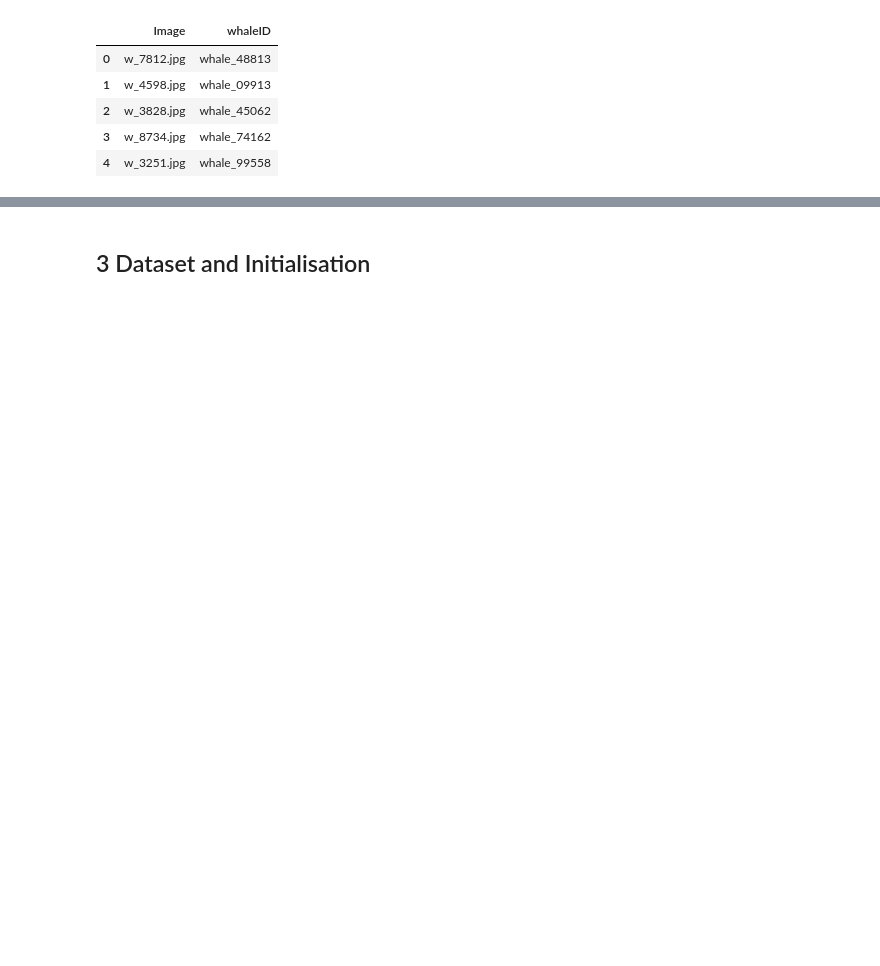
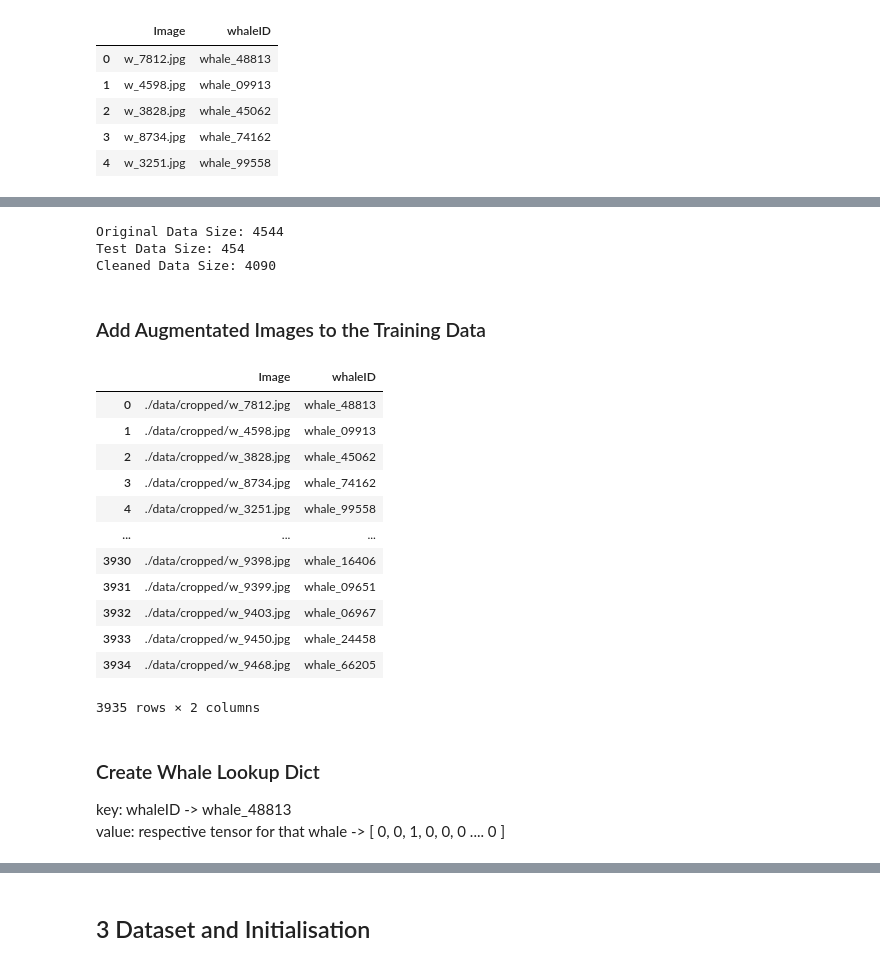
Before and after one commit to HSLU-Projects/ARTIFIN, a Jupyter notebook: 3_TrainDetection.ipynb, the cells around one changed output, grey strips where cells are left out. Cells and saved outputs as stored; diff of their text form; code cells hidden in the pictures; blank space fills up the shorter version.

```diff
--- a/3_TrainDetection.ipynb
+++ b/3_TrainDetection.ipynb
@@ -76,2 +100,66 @@ data.head()
+# %%
+# Count occurrences of each whaleID
+
+n_rows = df.shape[0]
+print(f"Original Data Size: {n_rows}")
+whale_counts = df['whaleID'].value_counts()
+
+n_test = int(0.1 * n_rows)
+print(f"Test Data Size: {n_test}")
+
+# Filter rows with whaleID occurring more than n times
+n = 1
+filtered_df = df[df['whaleID'].isin(whale_counts[whale_counts > n].index)]
+test_images = list(filtered_df['Image'].sample(n=n_test, random_state=1))
+
+cleaned_df = df[~df['Image'].isin(test_images)]
+print(f"Cleaned Data Size: {cleaned_df.shape[0]}")
+
+# Write test.csv
+test_path = os.path.join(base_path, 'test.csv')
+df[df['Image'].isin(test_images)].to_csv(test_path, index=False)
+# %% [output]
+Original Data Size: 4544
+Test Data Size: 454
+Cleaned Data Size: 4090
+# %% [markdown]
+### Add Augmentated Images to the Training Data
+# %%
+augmentaions = [cropped_path, gauss_path, rotated_path]
+augmented_dict = {
+    "Image": [],
+    "whaleID": []
+}
+
+for index, row in cleaned_df.iterrows():
+  whale_id = row["whaleID"]
+  img = row["Image"]
+  for dir in augmentaions:
+      img_path = os.path.join(dir, img)
+      if os.path.isfile(img_path):
+        augmented_dict["Image"].append(img_path)
+        augmented_dict["whaleID"].append(whale_id)
+
+cleaned_df = pd.DataFrame(augmented_dict)
+# %%
+cleaned_df
+# %% [output]
+|  | Image | whaleID |
+| 0 | ./data/cropped/w_7812.jpg | whale_48813 |
+| 1 | ./data/cropped/w_4598.jpg | whale_09913 |
+| 2 | ./data/cropped/w_3828.jpg | whale_45062 |
+| 3 | ./data/cropped/w_8734.jpg | whale_74162 |
+| 4 | ./data/cropped/w_3251.jpg | whale_99558 |
+| ... | ... | ... |
+| 3930 | ./data/cropped/w_9398.jpg | whale_16406 |
+| 3931 | ./data/cropped/w_9399.jpg | whale_09651 |
+| 3932 | ./data/cropped/w_9403.jpg | whale_06967 |
+| 3933 | ./data/cropped/w_9450.jpg | whale_24458 |
+| 3934 | ./data/cropped/w_9468.jpg | whale_66205 |
+3935 rows × 2 columns
+# %% [markdown]
+### Create Whale Lookup Dict
+key: whaleID -> whale_48813
+value: respective tensor for that whale -> [ 0, 0, 1, 0, 0, 0 .... 0 ]
 # %%
 # Build a whale id lookup dict with the respective probability tensors
```
Also changed, not shown: parts of 31 cells of this notebook.
